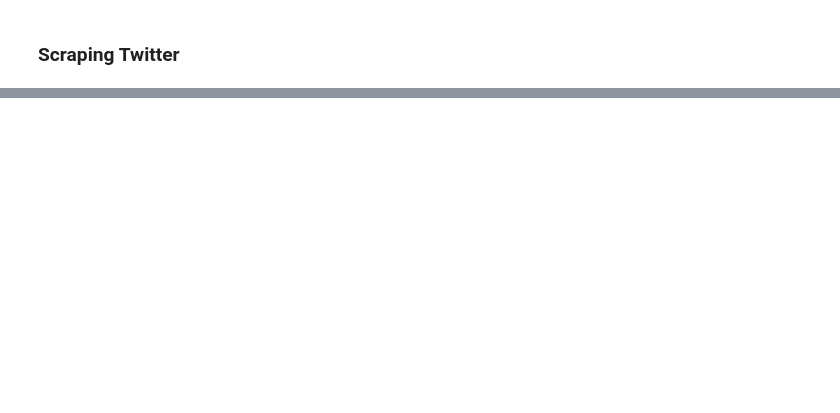
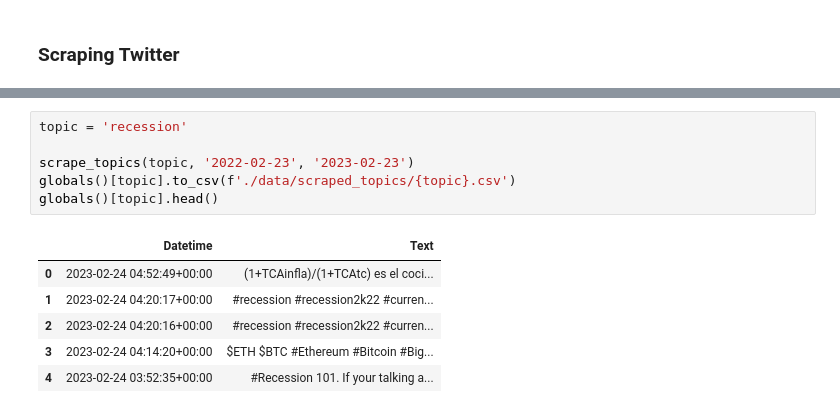
Before and after one commit to danielosetiawan/NLP_sentiment_analysis, a Jupyter notebook: Scraping Topics.ipynb, the cells around one changed output, grey strips where cells are left out. Cells and saved outputs as stored; diff of their text form; blank space fills up the shorter version.

```diff
--- a/Scraping Topics.ipynb
+++ b/Scraping Topics.ipynb
@@ -109,0 +27,13 @@ df.head()
+# %%
+topic = 'recession'
+
+scrape_topics(topic, '2022-02-23', '2023-02-23')
+globals()[topic].to_csv(f'./data/scraped_topics/{topic}.csv')
+globals()[topic].head()
+# %% [output]
+|  | Datetime | Text |
+| 0 | 2023-02-24 04:52:49+00:00 | (1+TCAinfla)/(1+TCAtc) es el coci... |
+| 1 | 2023-02-24 04:20:17+00:00 | #recession #recession2k22 #curren... |
+| 2 | 2023-02-24 04:20:16+00:00 | #recession #recession2k22 #curren... |
+| 3 | 2023-02-24 04:14:20+00:00 | $ETH $BTC #Ethereum #Bitcoin #Big... |
+| 4 | 2023-02-24 03:52:35+00:00 | #Recession 101. If your talking a... |
```
Also changed, not shown: parts of 21 cells of this notebook, 20 other files.
